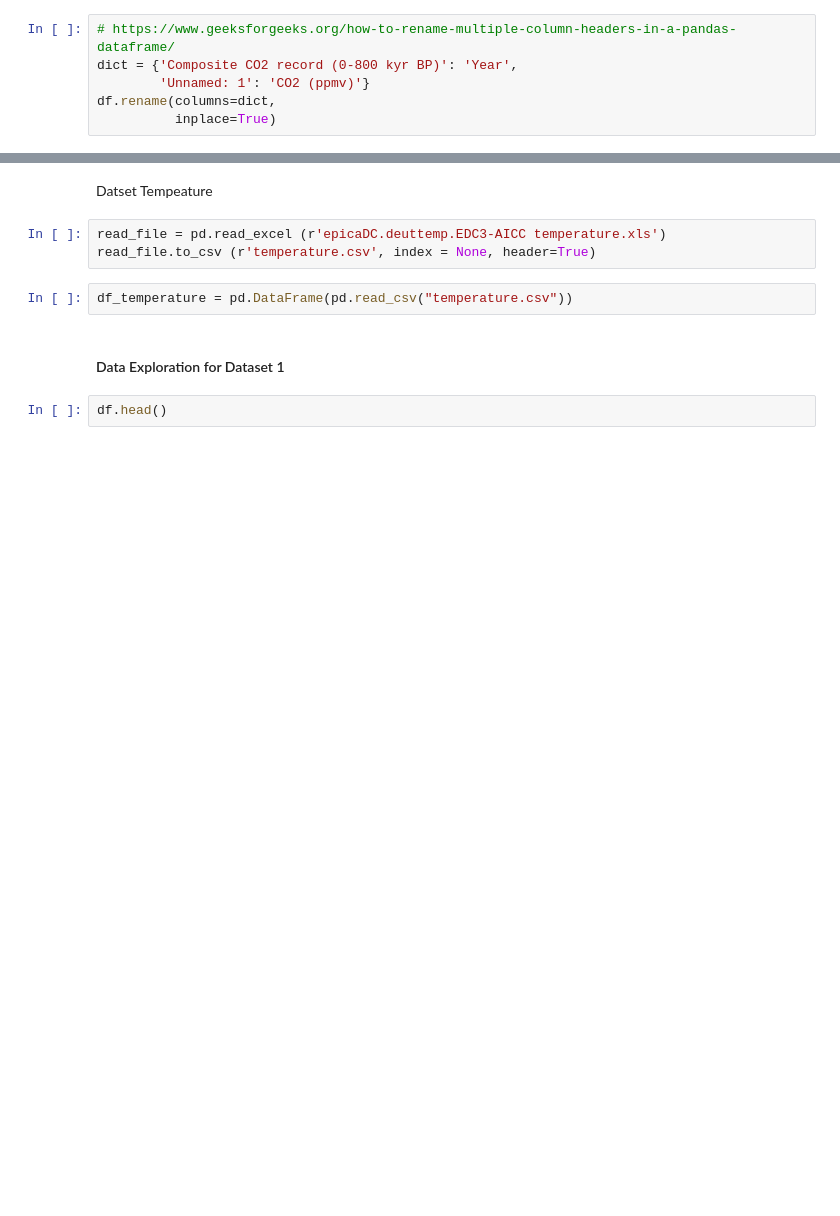
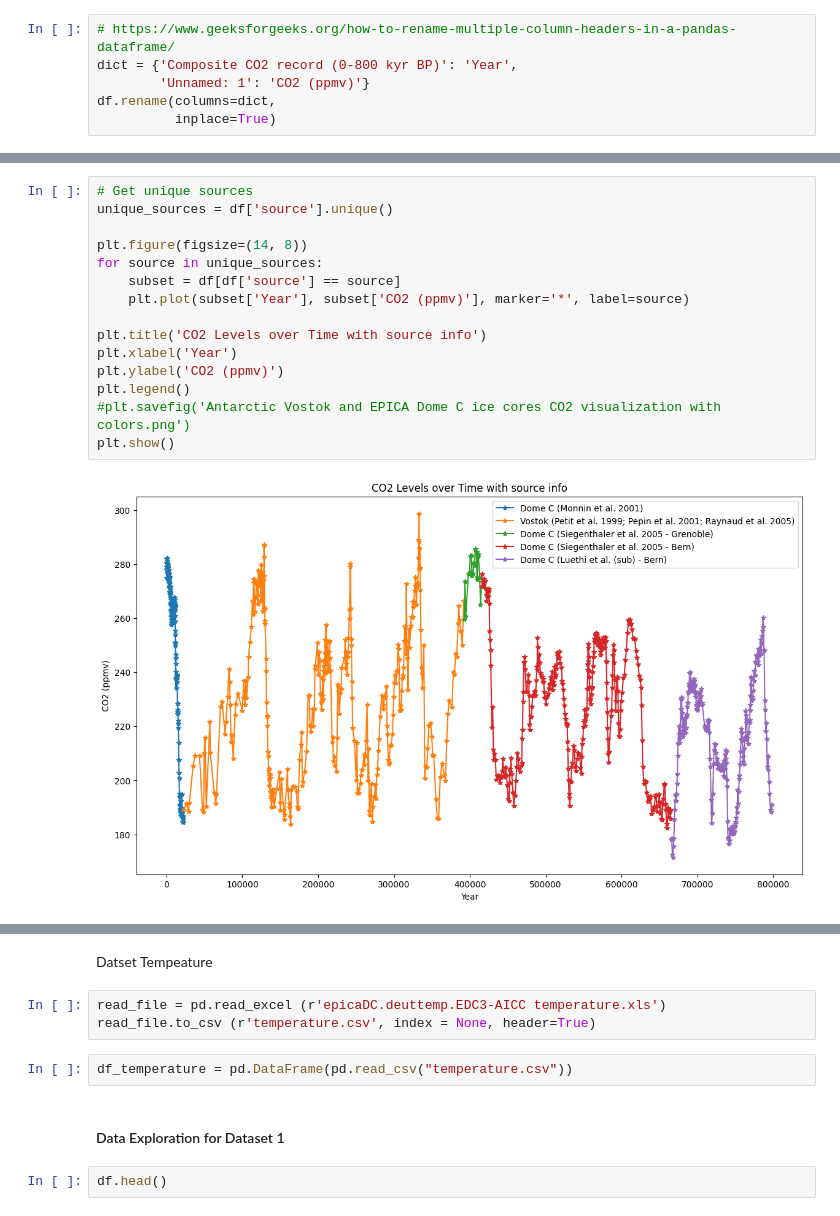
Before and after one commit to C-3sc0/Programming-for-Data-Analysis-Project, a Jupyter notebook: project2.ipynb, the cells around one changed output, grey strips where cells are left out. Saved outputs shown, nothing was run; the diff lists cells and outputs as text; blank space fills up the shorter version.

```diff
--- a/project2.ipynb
+++ b/project2.ipynb
@@ -70,0 +188,17 @@ df = df.iloc[6:].reset_index(drop=True)
+# %%
+# Get unique sources
+unique_sources = df['source'].unique()
+
+plt.figure(figsize=(14, 8))
+for source in unique_sources:
+    subset = df[df['source'] == source]
+    plt.plot(subset['Year'], subset['CO2 (ppmv)'], marker='*', label=source)
+
+plt.title('CO2 Levels over Time with source info')
+plt.xlabel('Year')
+plt.ylabel('CO2 (ppmv)')
+plt.legend()
+#plt.savefig('Antarctic Vostok and EPICA Dome C ice cores CO2 visualization with colors.png')
+plt.show()
+# %% [output]
+[figure, added]
```
Also changed, not shown: parts of 98 cells of this notebook.
